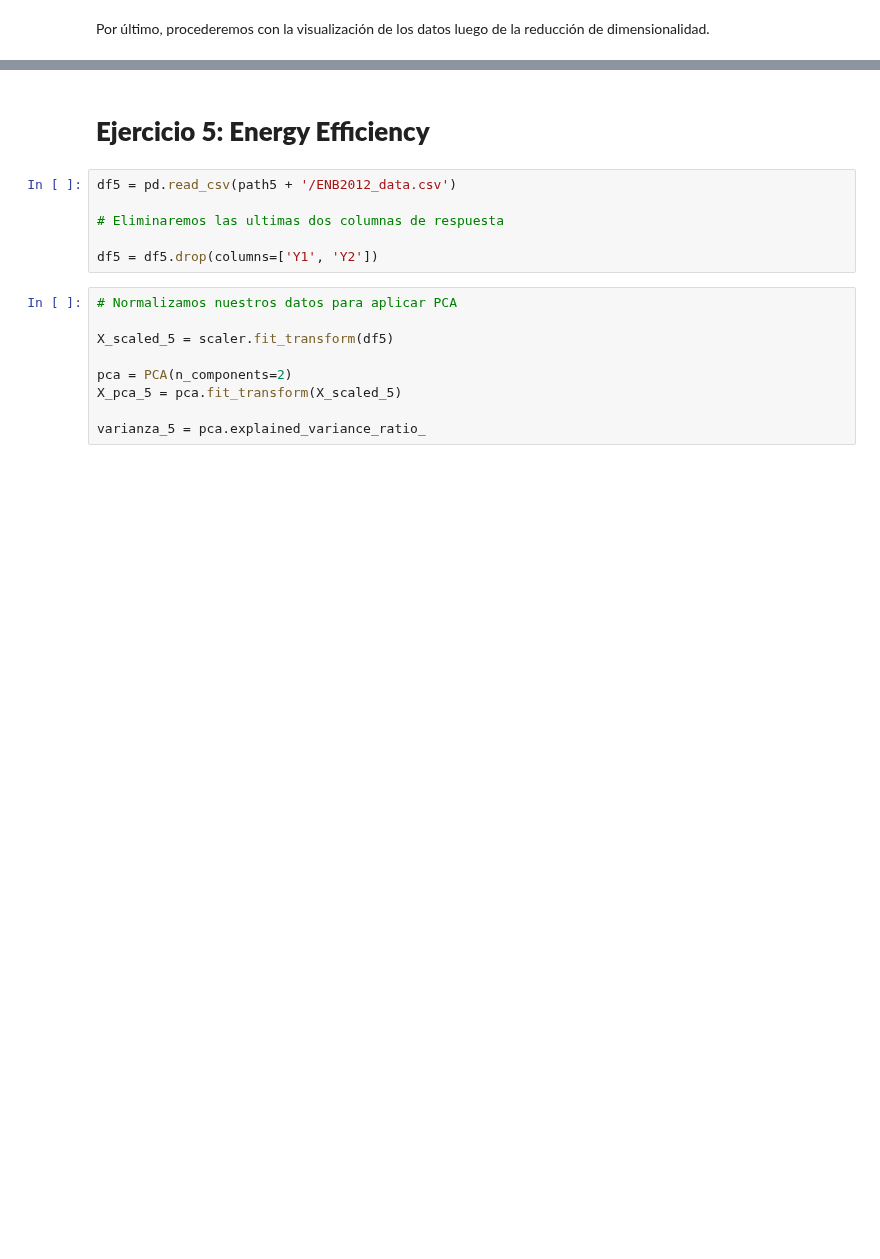
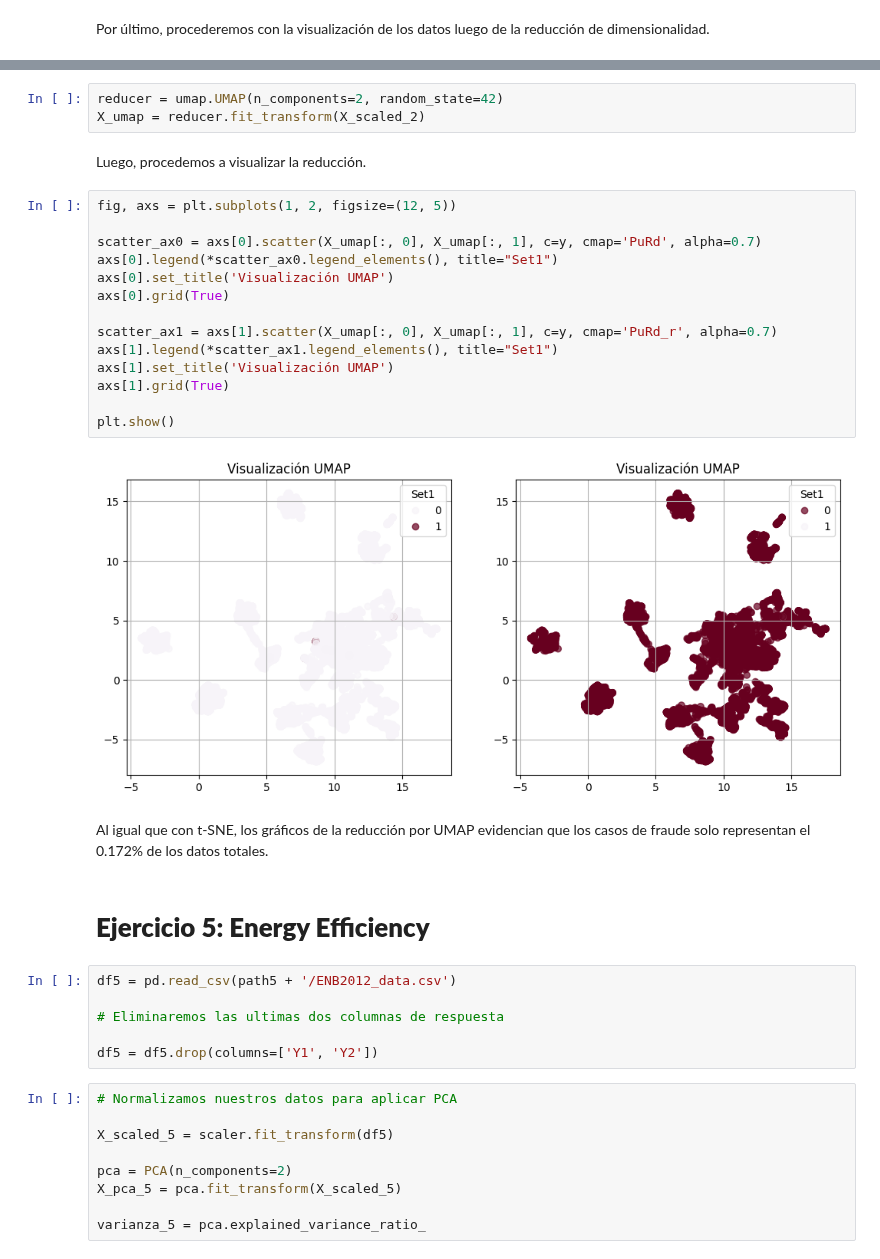
Before and after one commit to Kevin2558/Data_Science_Borrador, a Jupyter notebook: 01_Fundamentos/Tarea_2.ipynb, the cells around one changed output, grey strips where cells are left out. Cells and saved outputs as stored; diff of their text form; blank space fills up the shorter version.

```diff
--- a/01_Fundamentos/Tarea_2.ipynb
+++ b/01_Fundamentos/Tarea_2.ipynb
@@ -453,3 +480,26 @@ plt.show()
+# %%
+reducer = umap.UMAP(n_components=2, random_state=42)
+X_umap = reducer.fit_transform(X_scaled_2)
+# %% [markdown]
+Luego, procedemos a visualizar la reducción.
+# %%
+fig, axs = plt.subplots(1, 2, figsize=(12, 5))
+
+scatter_ax0 = axs[0].scatter(X_umap[:, 0], X_umap[:, 1], c=y, cmap='PuRd', alpha=0.7)
+axs[0].legend(*scatter_ax0.legend_elements(), title="Set1")
+axs[0].set_title('Visualización UMAP')
+axs[0].grid(True)
+
+scatter_ax1 = axs[1].scatter(X_umap[:, 0], X_umap[:, 1], c=y, cmap='PuRd_r', alpha=0.7)
+axs[1].legend(*scatter_ax1.legend_elements(), title="Set1")
+axs[1].set_title('Visualización UMAP')
+axs[1].grid(True)
+
+plt.show()
+# %% [output]
+[figure, added]
+# %% [markdown]
+Al igual que con t-SNE, los gráficos de la reducción por UMAP evidencian que los casos de fraude solo representan el 0.172% de los datos totales.
 # %% [markdown]
 # **Ejercicio 5: Energy Efficiency**
 # %%
```
Also changed, not shown: parts of 15 cells of this notebook.
